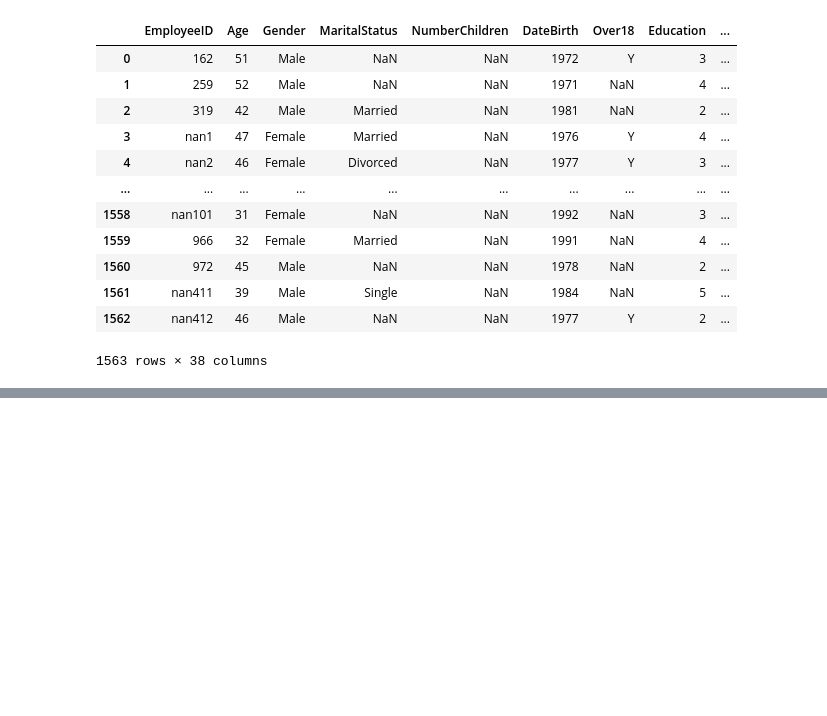
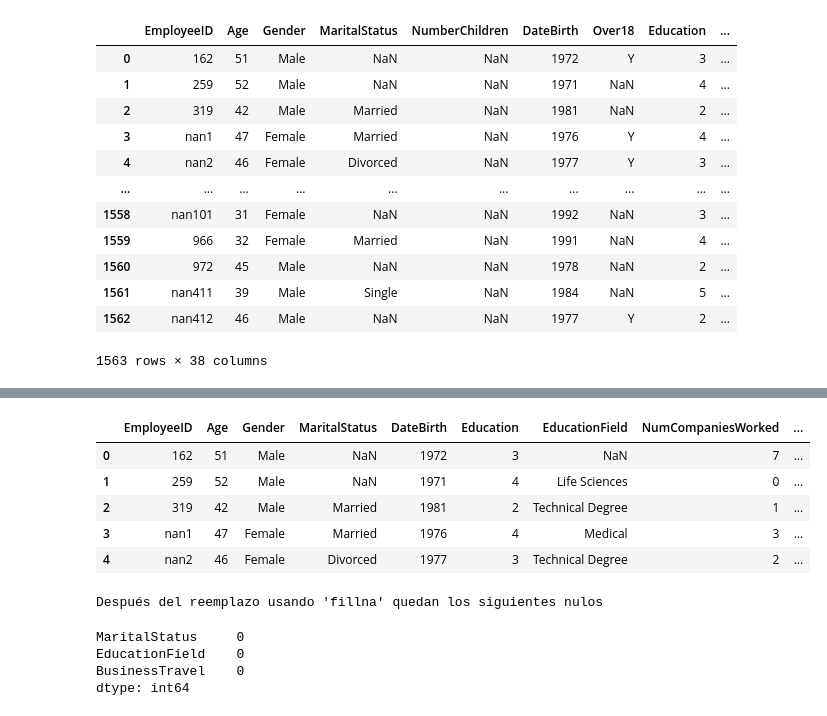
Before and after one commit to raquelmartinrodriguez/proyecto-da-promo-G-modulo-3-team-1, a Jupyter notebook: notebooks/02-transformation/nonull_and_duplicates_final.ipynb, the cells around one changed output, grey strips where cells are left out. Drawn from its saved outputs; the diff is of its cells as text; code cells hidden in the pictures; blank space fills up the shorter version.

```diff
--- a/notebooks/02-transformation/nonull_and_duplicates_final.ipynb
+++ b/notebooks/02-transformation/nonull_and_duplicates_final.ipynb
@@ -126,0 +171,11 @@ df_limpio
+# %%
+df_limpio.drop (['NumberChildren', 'Over18', 'YearsInCurrentRole', 'Department', 'StandardHours', 'MonthlyIncome'], axis =1, inplace =True)
+# %%
+df_limpio.head()
+# %% [output]
+|  | EmployeeID | Age | Gender | MaritalStatus | DateBirth | Education | EducationField | NumCompaniesWorked | ... |
+| 0 | 162 | 51 | Male | NaN | 1972 | 3 | NaN | 7 | ... |
+| 1 | 259 | 52 | Male | NaN | 1971 | 4 | Life Sciences | 0 | ... |
+| 2 | 319 | 42 | Male | Married | 1981 | 2 | Technical Degree | 1 | ... |
+| 3 | nan1 | 47 | Female | Married | 1976 | 4 | Medical | 3 | ... |
+| 4 | nan2 | 46 | Female | Divorced | 1977 | 3 | Technical Degree | 2 | ... |
@@ -126,0 +184,16 @@ df_limpio
+# %%
+# iteramos por la lista de columnas a las que le vamos a cambiar los nulos por "Uknown"
+for columna in columnas_desconocido:
+
+    # reemplazamos los nulos por el valor Unknown para cada una de las columnas de la lista
+    df_limpio[columna] = df_limpio[columna].fillna("Unknown")
+
+# comprobamos si quedan nulos en las columnas categóricas.
+print("Después del reemplazo usando 'fillna' quedan los siguientes nulos")
+df_limpio[columnas_desconocido].isnull().sum()
+# %% [output]
+Después del reemplazo usando 'fillna' quedan los siguientes nulos
+MaritalStatus     0
+EducationField    0
+BusinessTravel    0
+dtype: int64
```
Also changed, not shown: parts of 12 cells of this notebook, 3 other files.
